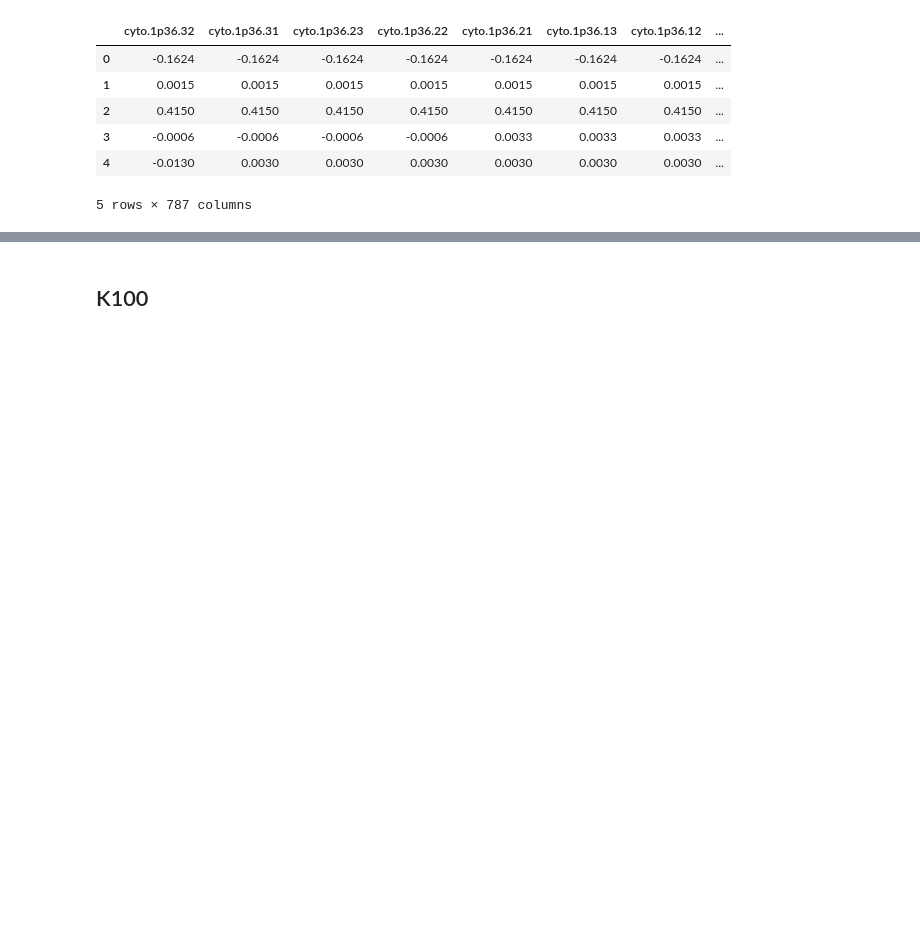
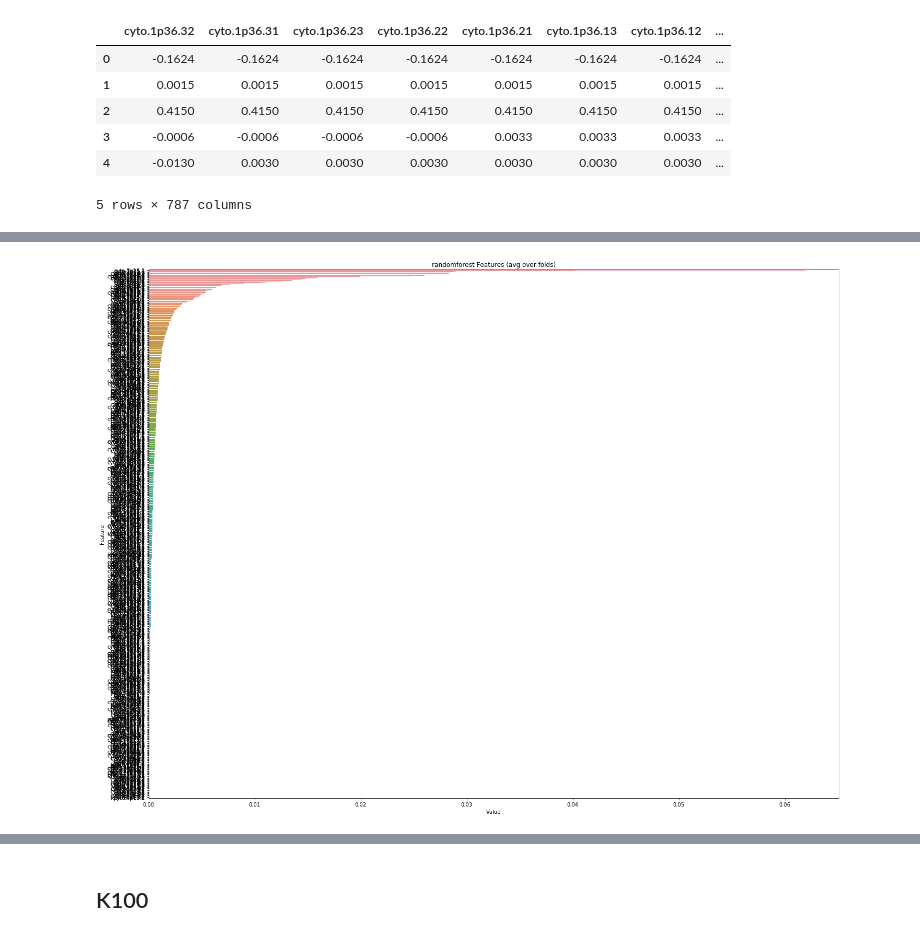
Before and after one commit to miniii222/CNV, a Jupyter notebook: TCGA_model.ipynb, the cells around one changed output, grey strips where cells are left out. Drawn from its saved outputs; the diff is of its cells as text; code cells hidden in the pictures; blank space fills up the shorter version.

```diff
--- a/TCGA_model.ipynb
+++ b/TCGA_model.ipynb
@@ -91 +131,12 @@ train accurcacy = 0.9957004657828735, cv accurcacy = 0.9196556671449068
+# %%
+# sorted(zip(clf.feature_importances_, X.columns), reverse=True)
+feature_imp = pd.DataFrame(sorted(zip(rf1.feature_importances_, x_train.columns)), columns=['Value','Feature'])
+
+plt.figure(figsize=(20, 15))
+sns.barplot(x="Value", y="Feature", data=feature_imp.sort_values(by="Value", ascending=False))
+plt.title('randomforest Features (avg over folds)')
+plt.tight_layout()
+plt.show()
+# %% [output]
+[figure, added]
 # %%
```
Also changed, not shown: parts of 38 cells of this notebook, 1 other file.
